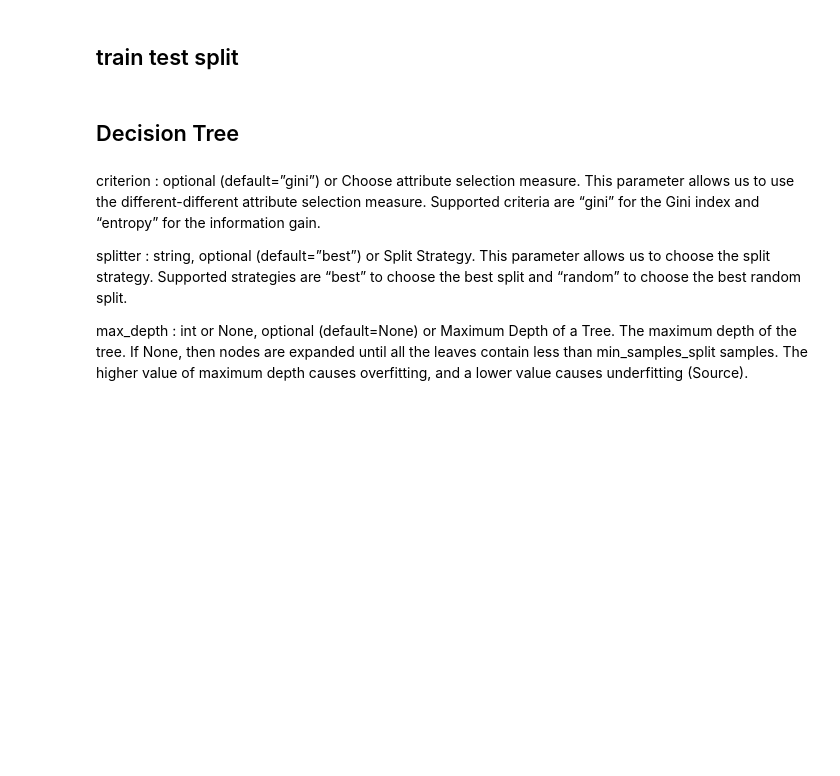
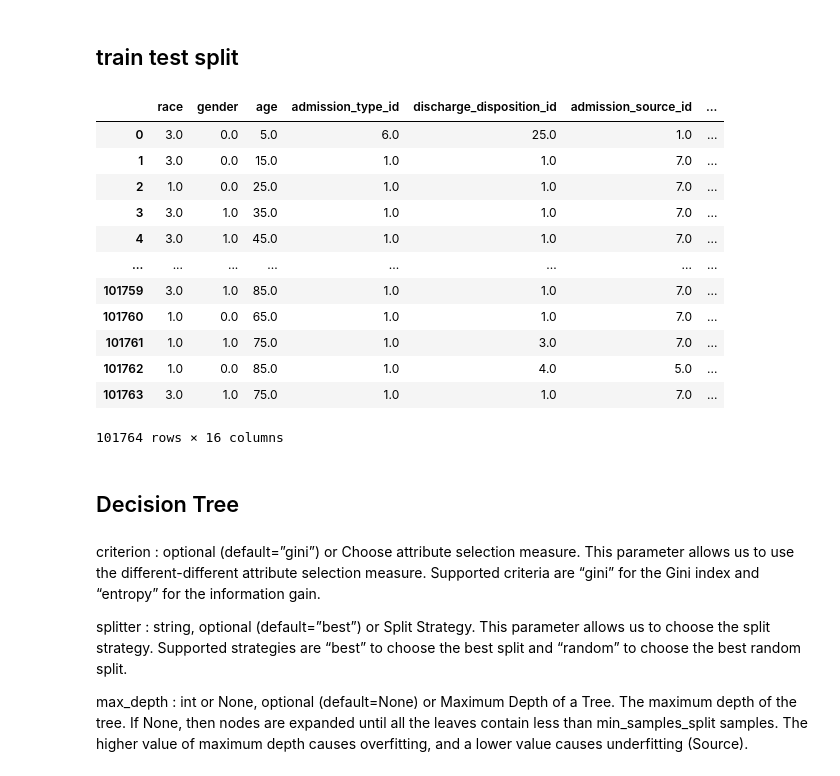
Before and after one commit to ranga-godhandaraman/diabeties-readmission, a Jupyter notebook: Decision tree- capstone 7.ipynb, the cells around one changed output. Drawn from its saved outputs; the diff is of its cells as text; code cells hidden in the pictures; blank space fills up the shorter version.

```diff
--- a/Decision tree- capstone 7.ipynb
+++ b/Decision tree- capstone 7.ipynb
@@ -180,6 +242,22 @@ y = df_n.readmitted # Target variable
 # %%
 # Split dataset into training set and test set
 X_train, X_test, y_train, y_test = train_test_split(X, y, test_size=0.3, random_state=1) # 70% training and 30% test
+# %%
+X
+# %% [output]
+|  | race | gender | age | admission_type_id | discharge_disposition_id | admission_source_id | ... |
+| 0 | 3.0 | 0.0 | 5.0 | 6.0 | 25.0 | 1.0 | ... |
+| 1 | 3.0 | 0.0 | 15.0 | 1.0 | 1.0 | 7.0 | ... |
+| 2 | 1.0 | 0.0 | 25.0 | 1.0 | 1.0 | 7.0 | ... |
+| 3 | 3.0 | 1.0 | 35.0 | 1.0 | 1.0 | 7.0 | ... |
+| 4 | 3.0 | 1.0 | 45.0 | 1.0 | 1.0 | 7.0 | ... |
+| ... | ... | ... | ... | ... | ... | ... | ... |
+| 101759 | 3.0 | 1.0 | 85.0 | 1.0 | 1.0 | 7.0 | ... |
+| 101760 | 1.0 | 0.0 | 65.0 | 1.0 | 1.0 | 7.0 | ... |
+| 101761 | 1.0 | 1.0 | 75.0 | 1.0 | 3.0 | 7.0 | ... |
+| 101762 | 1.0 | 0.0 | 85.0 | 1.0 | 4.0 | 5.0 | ... |
+| 101763 | 3.0 | 1.0 | 75.0 | 1.0 | 1.0 | 7.0 | ... |
+101764 rows × 16 columns
 # %% [markdown]
 ## Decision Tree
 # %% [markdown]
```
Also changed, not shown: parts of 22 cells of this notebook.
